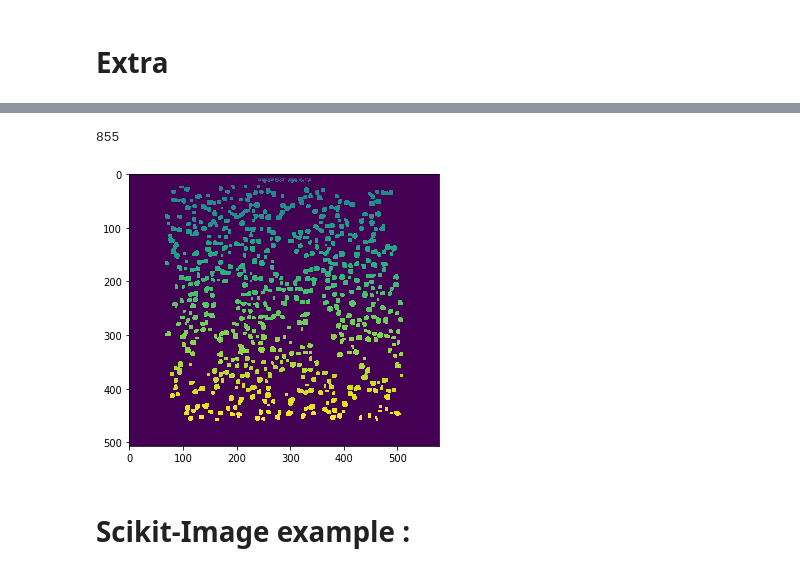
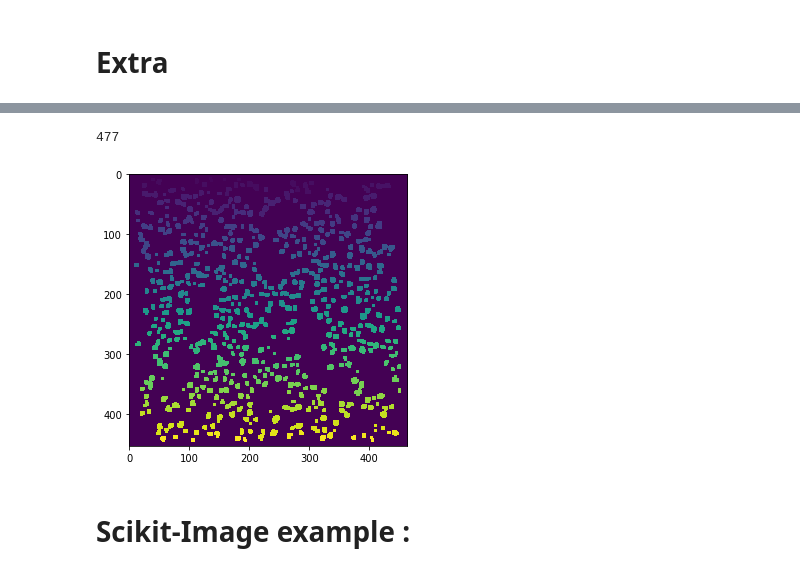
Before and after one commit to gmagannaDevelop/ImagenesTercerParcial, a Jupyter notebook: Pregunta 6.ipynb, the cells around one changed output, grey strips where cells are left out. Saved outputs shown, nothing was run; the diff lists cells and outputs as text; code cells hidden in the pictures.

````diff
--- a/Pregunta 6.ipynb
+++ b/Pregunta 6.ipynb
@@ -125,3 +139,6 @@ utils.side_by_side(imgb, imgbc)
 Aquí podemos ver que aunque la imagen principal carece de falsos positivos (es decir todos los círculos dibujados dentro de la región útil de la imagen contienen una célula) el **número de falsos negativos es altísimo** : sólo una pequeña parte de las células observadas fueron identificadas por ```cv.HoughCircles()```.
 
 Esto nos indica que tal vez las células no se asemejan tanto a un círculo. Por esta razón, no se explorará más a fondo esta vía de acción. Cabe mencionar que la transformada encuentra círculos en el texto de encabezado : **Imagen con apertura**. Por esta razón, en delante se trabajará con otra imagen recortada a mano para excluir este texto que podría causar problemas en la segmentación más adelante.
+# %%
+imgb2  = cv.imread('imagenes/Ex3Preg6(b)3.tif', cv.IMREAD_GRAYSCALE)
+plt.imshow(imgb2, cmap='gray')
@@ -154,7 +184,7 @@ utils.side_by_side(img, color)
 # %%
-label_image, n_objs = label(imgb, return_num=True)
+label_image, n_objs = label(imgb2, return_num=True)
 plt.imshow(label_image)
 print(n_objs)
 # %% [output]
-855
+477
-[figure, old version]
+[figure, new version]
````
Also changed, not shown: parts of 19 cells of this notebook, 3 other files.
